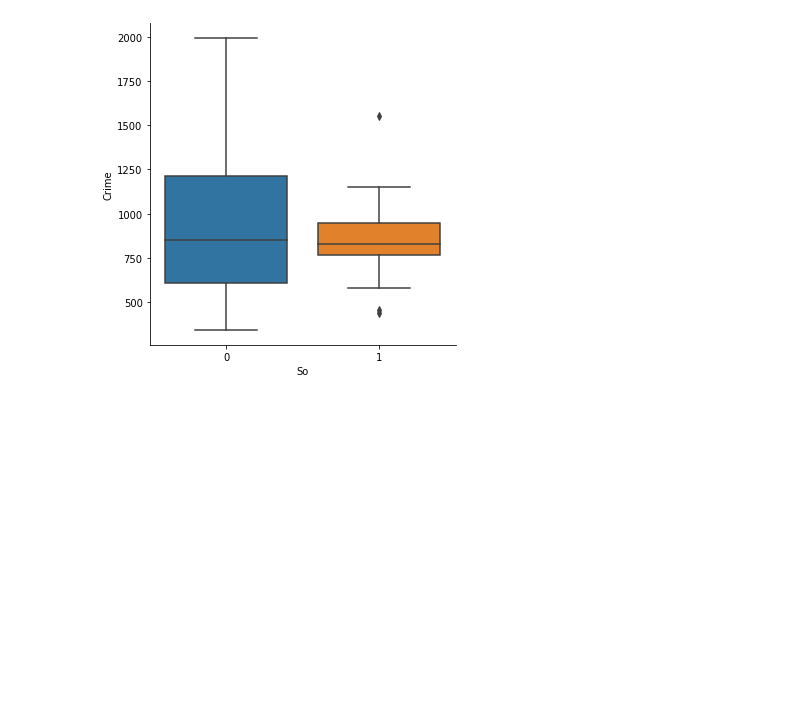
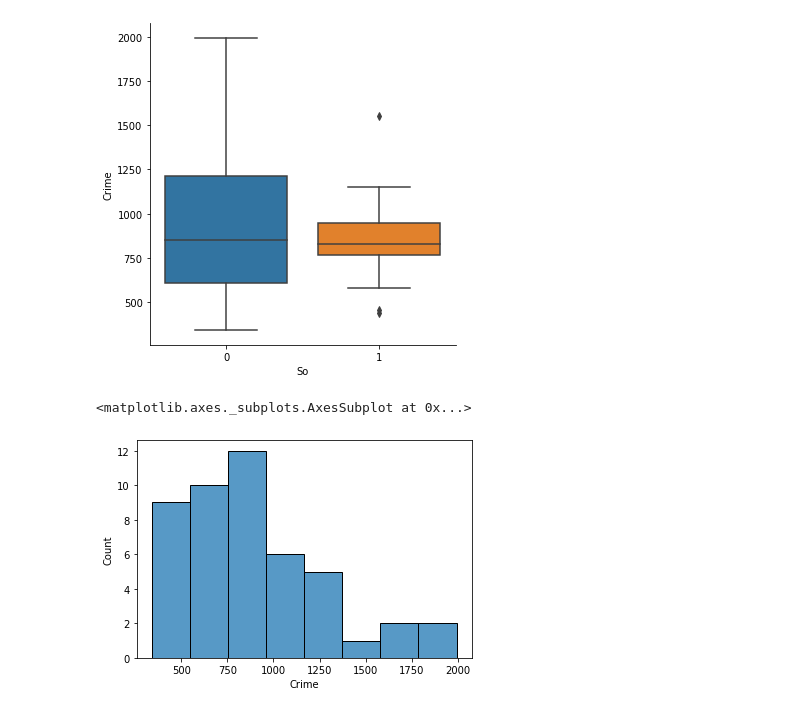
Before and after one commit to shreyansh273/GTx_6501, a Jupyter notebook: Week_3.ipynb, the cells around one changed output. Cells and saved outputs as stored; diff of their text form; code cells hidden in the pictures; blank space fills up the shorter version.

```diff
--- a/Week_3.ipynb
+++ b/Week_3.ipynb
@@ -82,6 +82,11 @@ sns.catplot(x="So", y="Crime", data=crime, kind="box")
 # %% [output]
 <seaborn.axisgrid.FacetGrid at 0x...>
 [figure]
+# %%
+sns.histplot(x="Crime", data=crime)
+# %% [output]
+<matplotlib.axes._subplots.AxesSubplot at 0x...>
+[figure, added]
 # %%
 X = crime.drop("Crime", axis=1)
 y = crime["Crime"]
```
Also changed, not shown: parts of 8 cells of this notebook.
